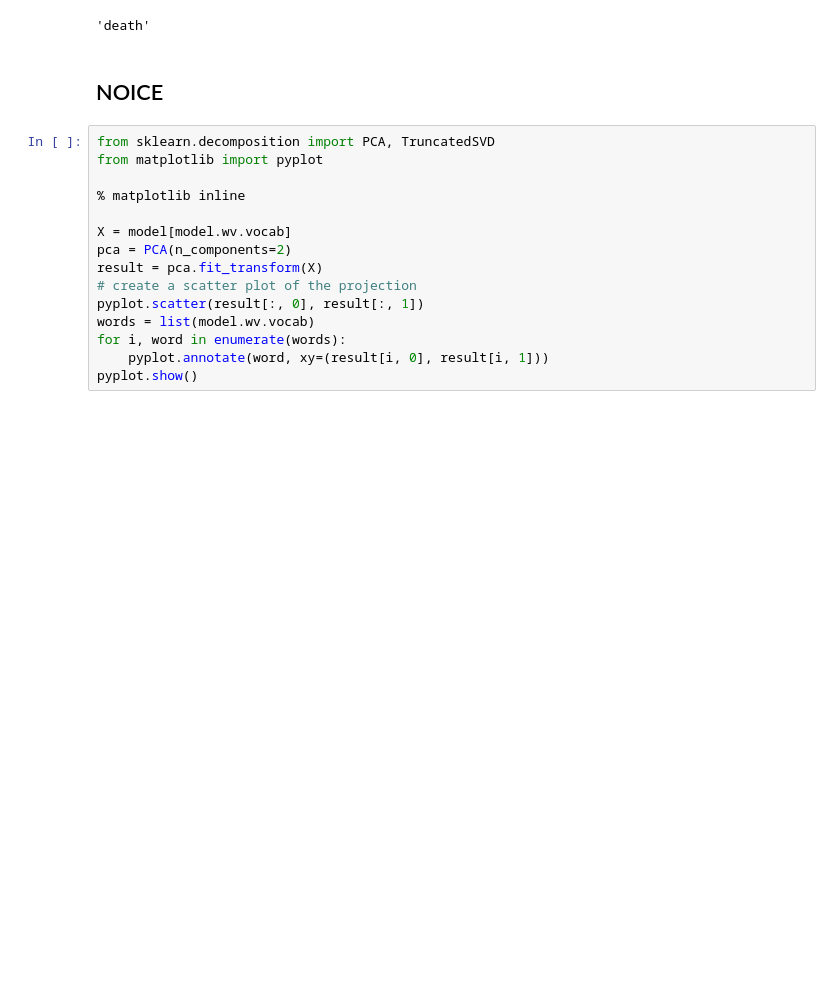
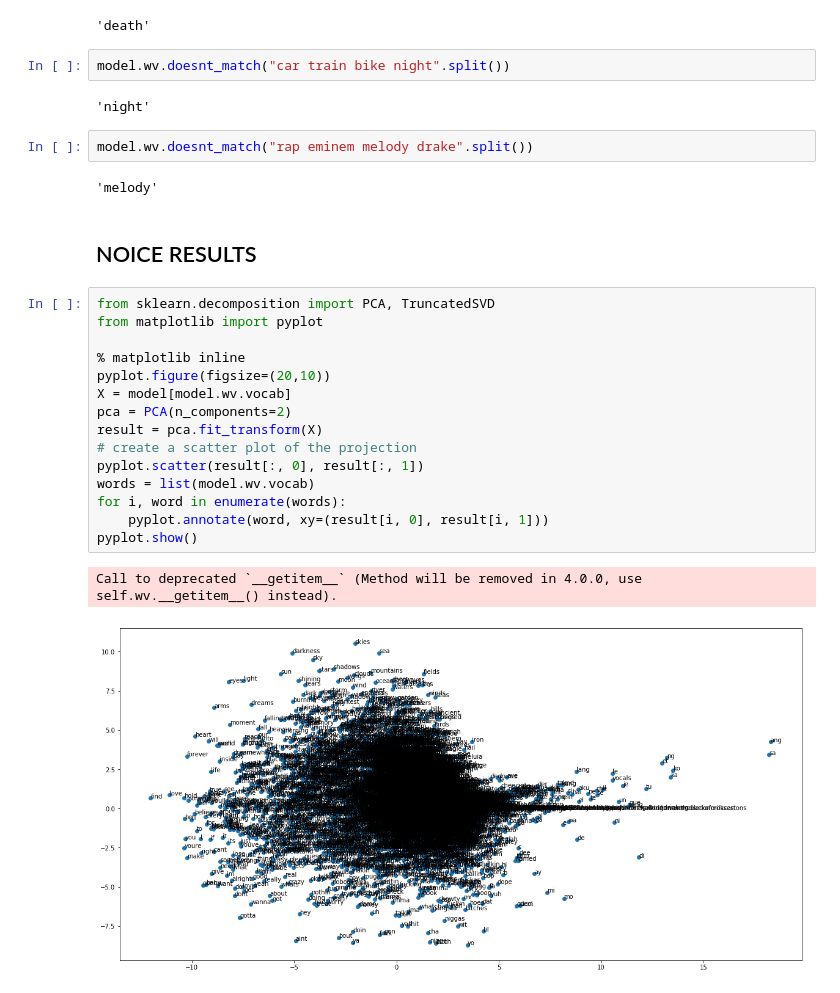
Before and after one commit to Sangarshanan/song-lyrics-generation-and-analysis, a Jupyter notebook: Word2vec.ipynb, the cells around one changed output. Saved outputs shown, nothing was run; the diff lists cells and outputs as text; blank space fills up the shorter version.

```diff
--- a/Word2vec.ipynb
+++ b/Word2vec.ipynb
@@ -130,20 +143,31 @@ model.wv.most_similar(positive=['love', 'day'], negative=['hate'])
 model.wv.doesnt_match("life hope dream spirit death".split())
 # %% [output]
 'death'
+# %%
+model.wv.doesnt_match("car train bike night".split())
+# %% [output]
+'night'
+# %%
+model.wv.doesnt_match("rap eminem melody drake".split())
+# %% [output]
+'melody'
 # %% [markdown]
-## NOICE
+## NOICE RESULTS
 # %%
 from sklearn.decomposition import PCA, TruncatedSVD
 from matplotlib import pyplot
 
 % matplotlib inline
-
+pyplot.figure(figsize=(20,10))
 X = model[model.wv.vocab]
 pca = PCA(n_components=2)
 result = pca.fit_transform(X)
 # create a scatter plot of the projection
 pyplot.scatter(result[:, 0], result[:, 1])
 words = list(model.wv.vocab)
 for i, word in enumerate(words):
     pyplot.annotate(word, xy=(result[i, 0], result[i, 1]))
 pyplot.show()
+# %% [output]
+Call to deprecated `__getitem__` (Method will be removed in 4.0.0, use self.wv.__getitem__() instead).
+[figure, added]
```
Also changed, not shown: parts of 4 cells of this notebook.
